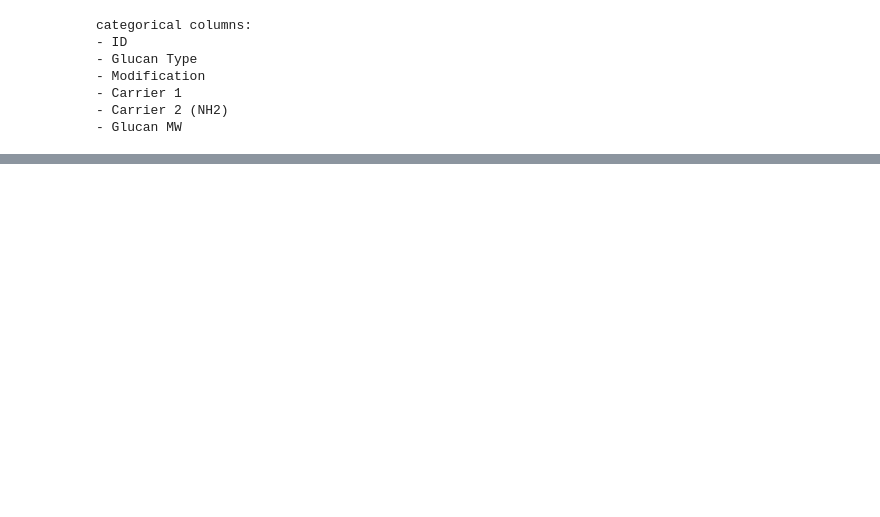
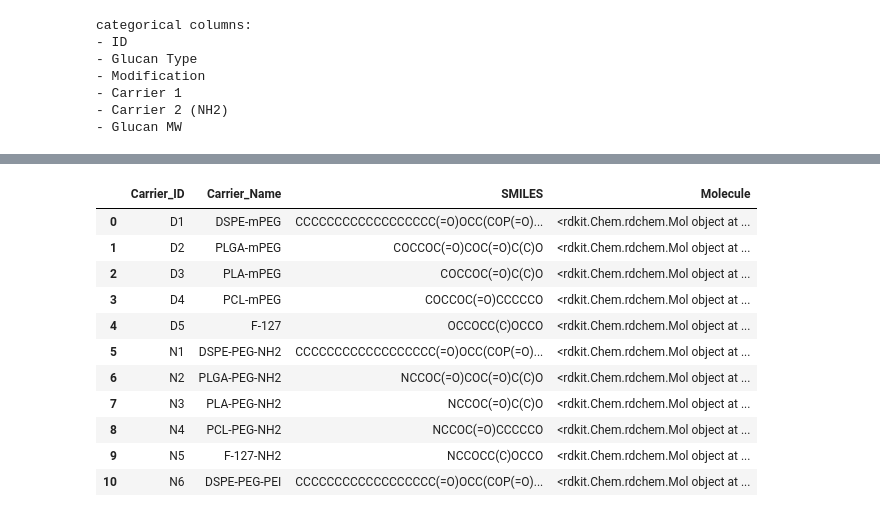
Before and after one commit to ChiaHsienHung/Nanoparticle-AI-Optimization, a Jupyter notebook: notebooks/01_data_exploration.ipynb, the cells around one changed output, grey strips where cells are left out. Cells and saved outputs as stored; diff of their text form; code cells hidden in the pictures; blank space fills up the shorter version.

```diff
--- a/notebooks/01_data_exploration.ipynb
+++ b/notebooks/01_data_exploration.ipynb
@@ -147,0 +197,48 @@ categorical columns:
+# %%
+# Function to convert SMILES into RDKit molecule objects
+
+def parse_smiles(smiles):
+    """
+    Convert a SMILES string into an RDKit molecule object.
+
+    Returns None if the SMILES value is missing
+    or cannot be parsed by RDKit.
+    """
+
+    if pd.isna(smiles):
+        return None
+
+    smiles = str(smiles).strip()
+
+    if smiles == "":
+        return None
+
+    mol = Chem.MolFromSmiles(smiles)
+
+    return mol
+# %%
+# Parse SMILES
+
+carrier_df["Molecule"] = carrier_df["SMILES"].apply(parse_smiles)
+
+carrier_df[
+    [
+        "Carrier_ID",
+        "Carrier_Name",
+        "SMILES",
+        "Molecule"
+    ]
+]
+# %% [output]
+|  | Carrier_ID | Carrier_Name | SMILES | Molecule |
+| 0 | D1 | DSPE-mPEG | CCCCCCCCCCCCCCCCCC(=O)OCC(COP(=O)... | <rdkit.Chem.rdchem.Mol object at ... |
+| 1 | D2 | PLGA-mPEG | COCCOC(=O)COC(=O)C(C)O | <rdkit.Chem.rdchem.Mol object at ... |
+| 2 | D3 | PLA-mPEG | COCCOC(=O)C(C)O | <rdkit.Chem.rdchem.Mol object at ... |
+| 3 | D4 | PCL-mPEG | COCCOC(=O)CCCCCO | <rdkit.Chem.rdchem.Mol object at ... |
+| 4 | D5 | F-127 | OCCOCC(C)OCCO | <rdkit.Chem.rdchem.Mol object at ... |
+| 5 | N1 | DSPE-PEG-NH2 | CCCCCCCCCCCCCCCCCC(=O)OCC(COP(=O)... | <rdkit.Chem.rdchem.Mol object at ... |
+| 6 | N2 | PLGA-PEG-NH2 | NCCOC(=O)COC(=O)C(C)O | <rdkit.Chem.rdchem.Mol object at ... |
+| 7 | N3 | PLA-PEG-NH2 | NCCOC(=O)C(C)O | <rdkit.Chem.rdchem.Mol object at ... |
+| 8 | N4 | PCL-PEG-NH2 | NCCOC(=O)CCCCCO | <rdkit.Chem.rdchem.Mol object at ... |
+| 9 | N5 | F-127-NH2 | NCCOCC(C)OCCO | <rdkit.Chem.rdchem.Mol object at ... |
+| 10 | N6 | DSPE-PEG-PEI | CCCCCCCCCCCCCCCCCC(=O)OCC(COP(=O)... | <rdkit.Chem.rdchem.Mol object at ... |
```
Also changed, not shown: parts of 10 cells of this notebook.
